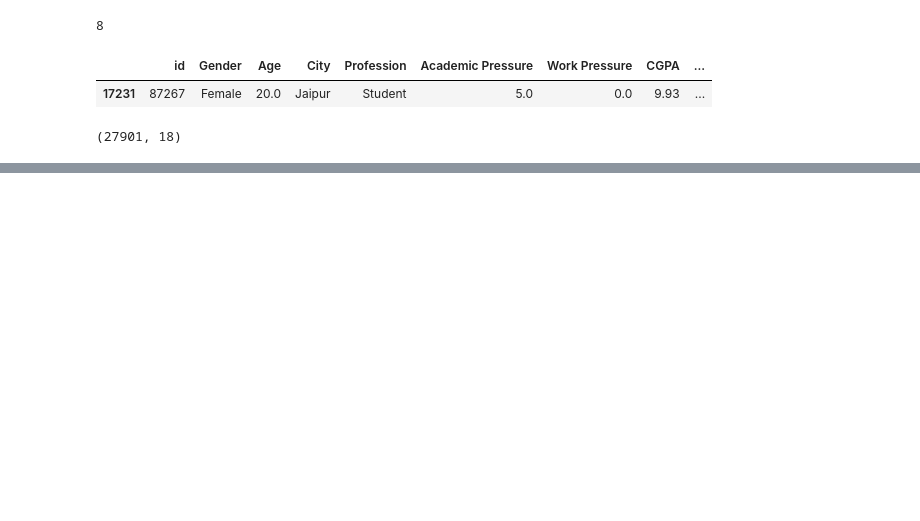
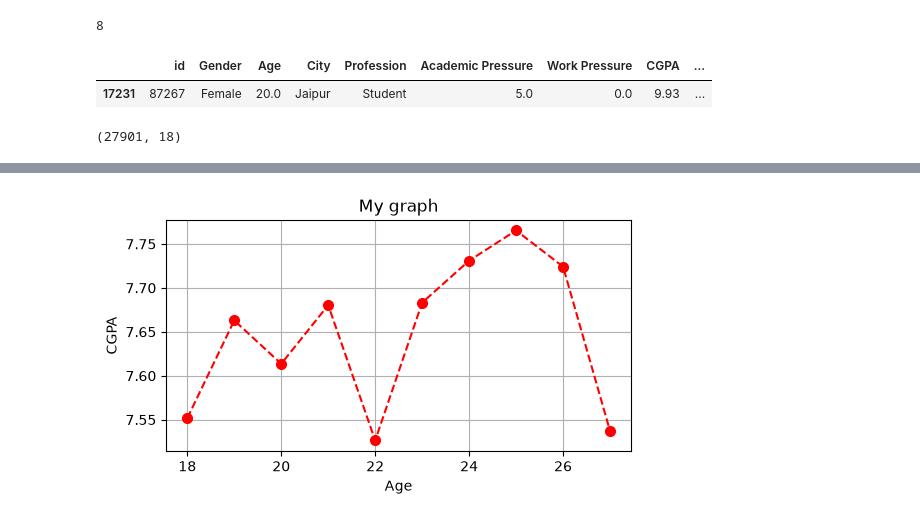
Before and after one commit to akash1234karma/tutedude, a Jupyter notebook: matplotlib.ipynb, the cells around one changed output, grey strips where cells are left out. Cells and saved outputs as stored; diff of their text form; code cells hidden in the pictures; blank space fills up the shorter version.

```diff
--- a/matplotlib.ipynb
+++ b/matplotlib.ipynb
@@ -21,0 +122,2 @@ df.shape
+# %%
+df['Age']=df['Age'].astype('int32')
@@ -21,0 +161,2 @@ df.shape
+# %%
+data=df.groupby('Age')['CGPA'].mean().head(10)
@@ -21,0 +193,12 @@ df.shape
+# %%
+x=data.index
+y=data.values
+# %%
+plt.figure(figsize=(6,3))
+plt.title("My graph")
+plt.xlabel('Age')
+plt.ylabel('CGPA')
+plt.plot(x,y,color='red',linestyle='--',markersize='7',marker='o')
+plt.grid()
+# %% [output]
+[figure, added]
```
Also changed, not shown: parts of 49 cells of this notebook.
